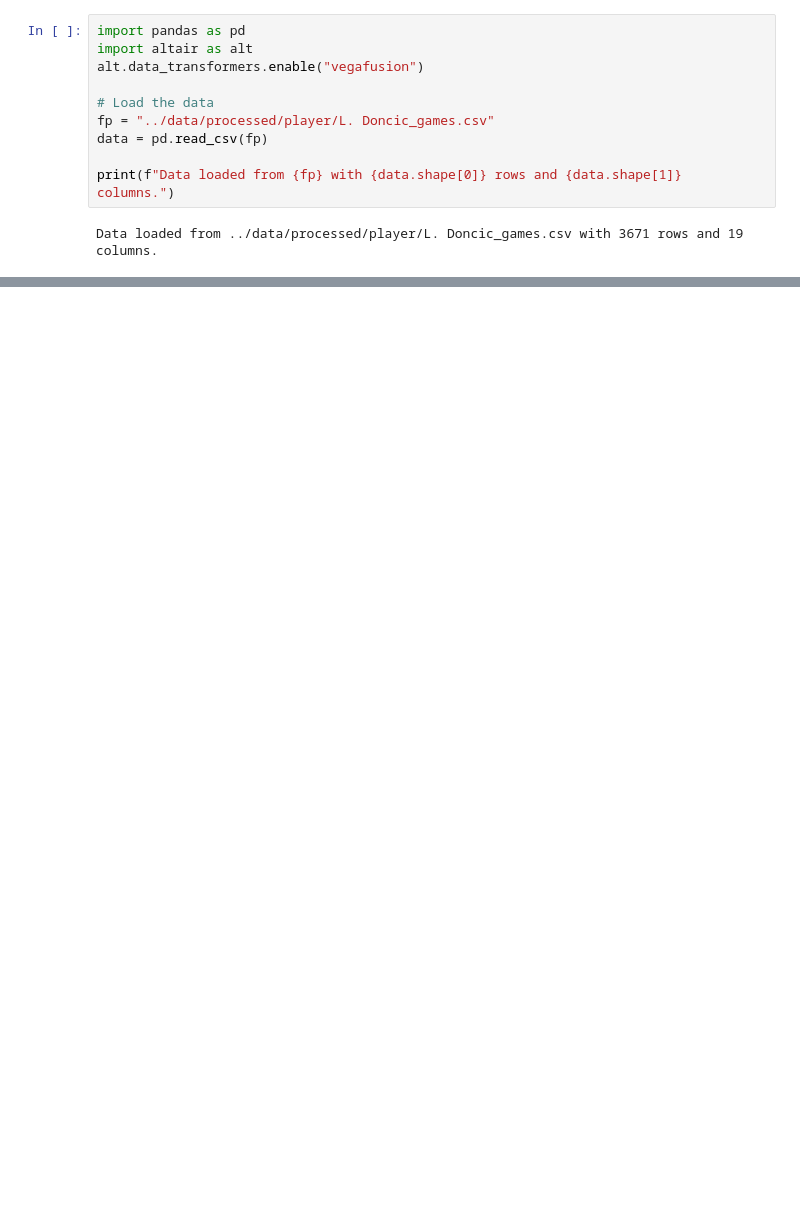
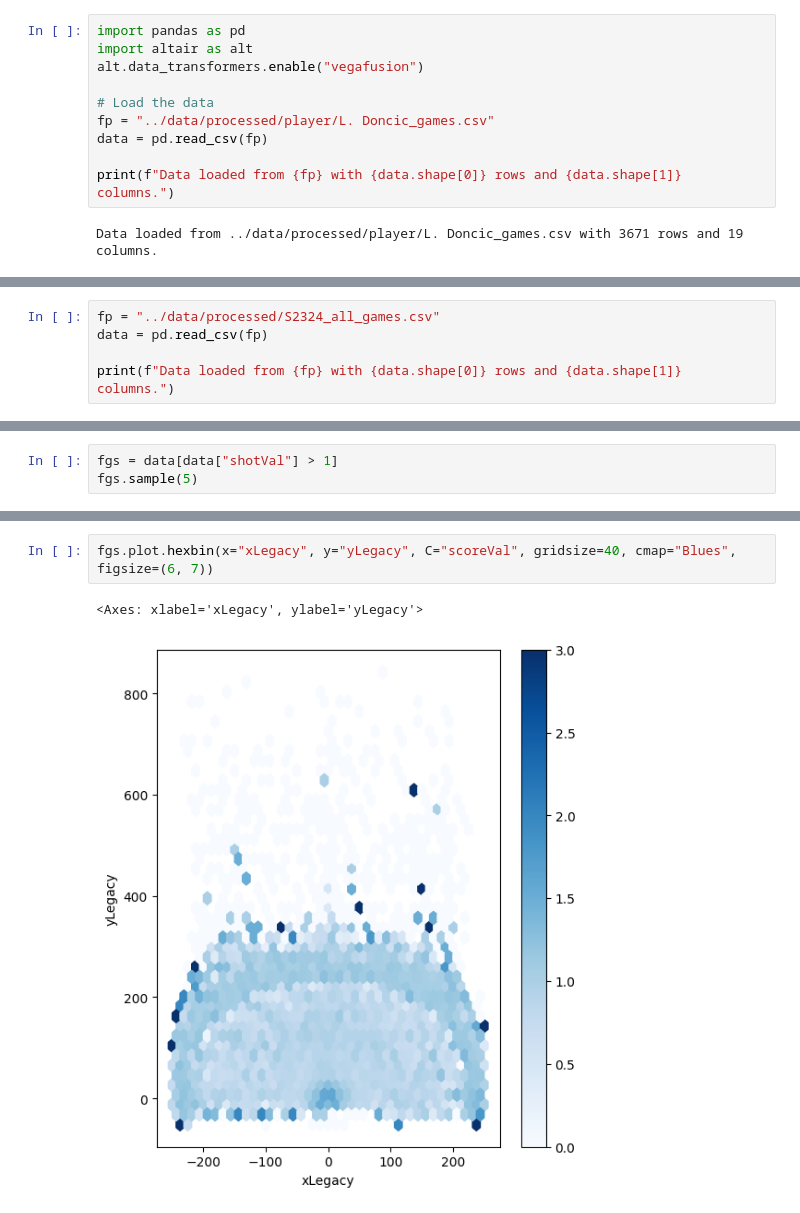
Before and after one commit to brendanwilliam/basketball-shotplot-data, a Jupyter notebook: src/notebook/datavis.ipynb, the cells around one changed output, grey strips where cells are left out. Drawn from its saved outputs; the diff is of its cells as text; blank space fills up the shorter version.

```diff
--- a/src/notebook/datavis.ipynb
+++ b/src/notebook/datavis.ipynb
@@ -35,3 +35,8 @@ misses = plot_shots(df_misses, "Misses")
 makes| misses
 # %% [output]
 [interactive output not drawn]
+# %%
+fp = "../data/processed/S2324_all_games.csv"
+data = pd.read_csv(fp)
+
+print(f"Data loaded from {fp} with {data.shape[0]} rows and {data.shape[1]} columns.")
@@ -37,0 +94,3 @@ makes| misses
+# %%
+fgs = data[data["shotVal"] > 1]
+fgs.sample(5)
@@ -37,0 +116,5 @@ makes| misses
+# %%
+fgs.plot.hexbin(x="xLegacy", y="yLegacy", C="scoreVal", gridsize=40, cmap="Blues", figsize=(6, 7))
+# %% [output]
+<Axes: xlabel='xLegacy', ylabel='yLegacy'>
+[figure, added]
```
Also changed, not shown: parts of 8 cells of this notebook, 1 other file.
